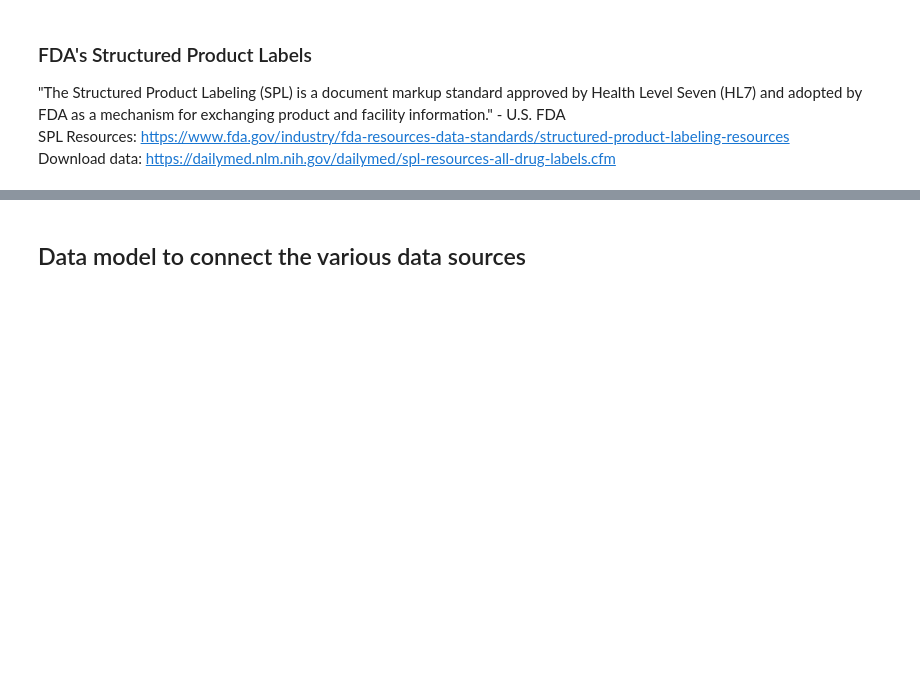
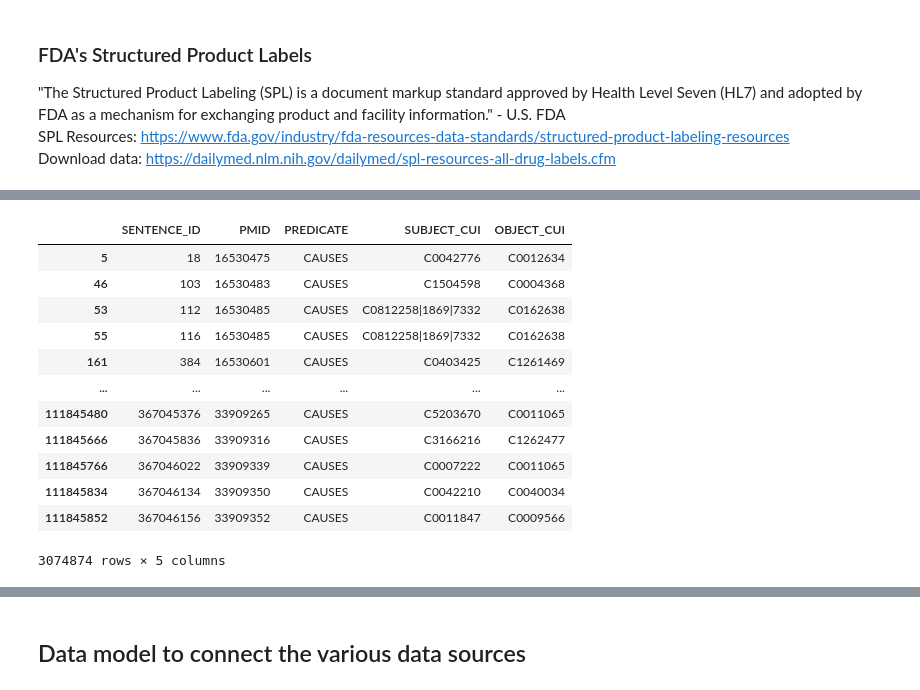
Before and after one commit to MIS-GrApH-AI/Public, a Jupyter notebook: Data_import/Multi-source_import.ipynb, the cells around one changed output, grey strips where cells are left out. Drawn from its saved outputs; the diff is of its cells as text; code cells hidden in the pictures; blank space fills up the shorter version.

```diff
--- a/Data_import/Multi-source_import.ipynb
+++ b/Data_import/Multi-source_import.ipynb
@@ -249,0 +313,5 @@ Concept structure of MeSH: https://www.nlm.nih.gov/mesh/concept_structure.html
+# %%
+# Select only the columns of interest from the predication table
+columns = ['SENTENCE_ID', 'PMID', 'PREDICATE', 'SUBJECT_CUI','OBJECT_CUI']
+predication_select = pd.read_csv('/home/tim/Documents/GrApH_AI/Data/SemMedDB/semmedVER43_2021_R_PREDICATION.23871.csv', usecols = [1,2,3,4,8], header=None, names = columns)
+predication_select.head()
@@ -249,0 +347,17 @@ Concept structure of MeSH: https://www.nlm.nih.gov/mesh/concept_structure.html
+# %%
+causal = predication_select[predication_select['PREDICATE'] == 'CAUSES'].copy()
+causal
+# %% [output]
+|  | SENTENCE_ID | PMID | PREDICATE | SUBJECT_CUI | OBJECT_CUI |
+| 5 | 18 | 16530475 | CAUSES | C0042776 | C0012634 |
+| 46 | 103 | 16530483 | CAUSES | C1504598 | C0004368 |
+| 53 | 112 | 16530485 | CAUSES | C0812258|1869|7332 | C0162638 |
+| 55 | 116 | 16530485 | CAUSES | C0812258|1869|7332 | C0162638 |
+| 161 | 384 | 16530601 | CAUSES | C0403425 | C1261469 |
+| ... | ... | ... | ... | ... | ... |
+| 111845480 | 367045376 | 33909265 | CAUSES | C5203670 | C0011065 |
+| 111845666 | 367045836 | 33909316 | CAUSES | C3166216 | C1262477 |
+| 111845766 | 367046022 | 33909339 | CAUSES | C0007222 | C0011065 |
+| 111845834 | 367046134 | 33909350 | CAUSES | C0042210 | C0040034 |
+| 111845852 | 367046156 | 33909352 | CAUSES | C0011847 | C0009566 |
+3074874 rows × 5 columns
```
Also changed, not shown: parts of 24 cells of this notebook, 4 other files.
